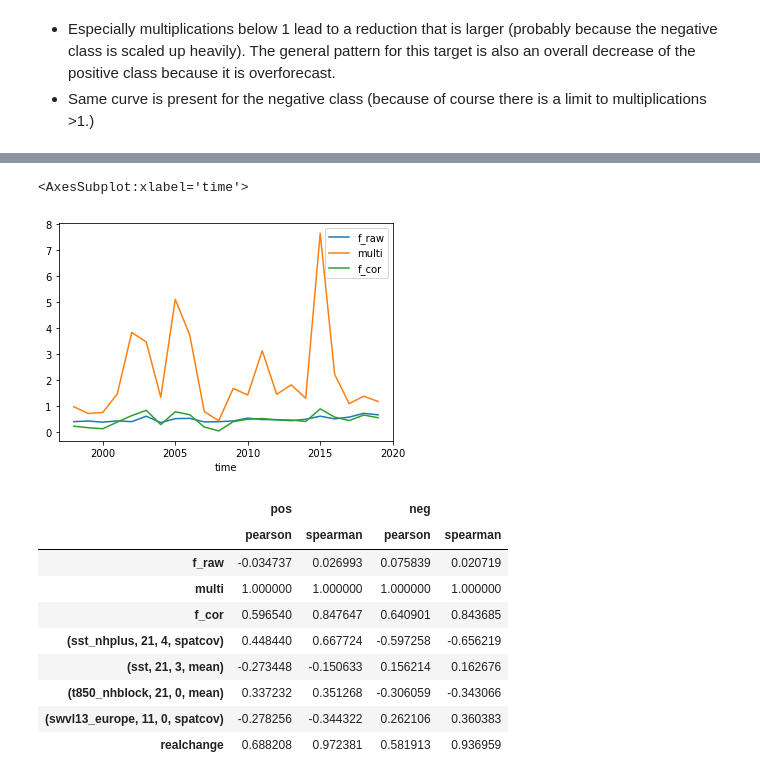
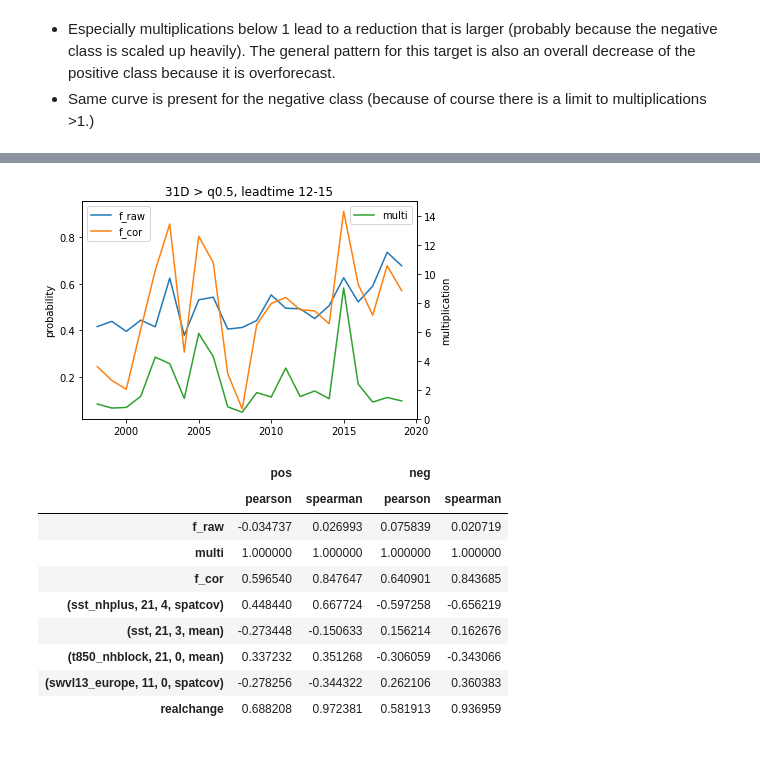
Before and after one commit to chiemvs/Hybrid, a Jupyter notebook: notebooks/model_behavior.ipynb, the cells around one changed output, grey strips where cells are left out. Drawn from its saved outputs; the diff is of its cells as text; code cells hidden in the pictures.

```diff
--- a/notebooks/model_behavior.ipynb
+++ b/notebooks/model_behavior.ipynb
@@ -148,8 +146,18 @@ plt.show()
-# %%
-outpos[['f_raw','multi','f_cor']].groupby(outpos.index.get_level_values('time').year).mean().plot()
-# %% [output]
-<AxesSubplot:xlabel='time'>
-[figure, removed]
+# %%
+seasonal_mean = outpos[['f_raw','multi','f_cor']].groupby(outpos.index.get_level_values('time').year).mean()
+fig, ax1 = plt.subplots()
+ax1.plot(seasonal_mean[['f_raw','f_cor']], label = ['f_raw','f_cor'])
+ax1.set_ylabel('probability')
+ax1.legend()
+ax2 = ax1.twinx()
+ax2.plot(seasonal_mean['multi'], label = 'multi', color = 'tab:green')
+ax2.set_ylim(0,15)
+ax2.set_ylabel('multiplication')
+ax2.legend()
+ax1.set_title('31D > q0.5, leadtime 12-15')
+plt.show()
+# %% [output]
+[figure, added]
 # %%
 # Correlation matrices. Which predictors correlate best with the corrections?
 # Perhaps linear correlation is not the best, as we have a non-linear method.
```
Also changed, not shown: parts of 15 cells of this notebook, 1 other file.
